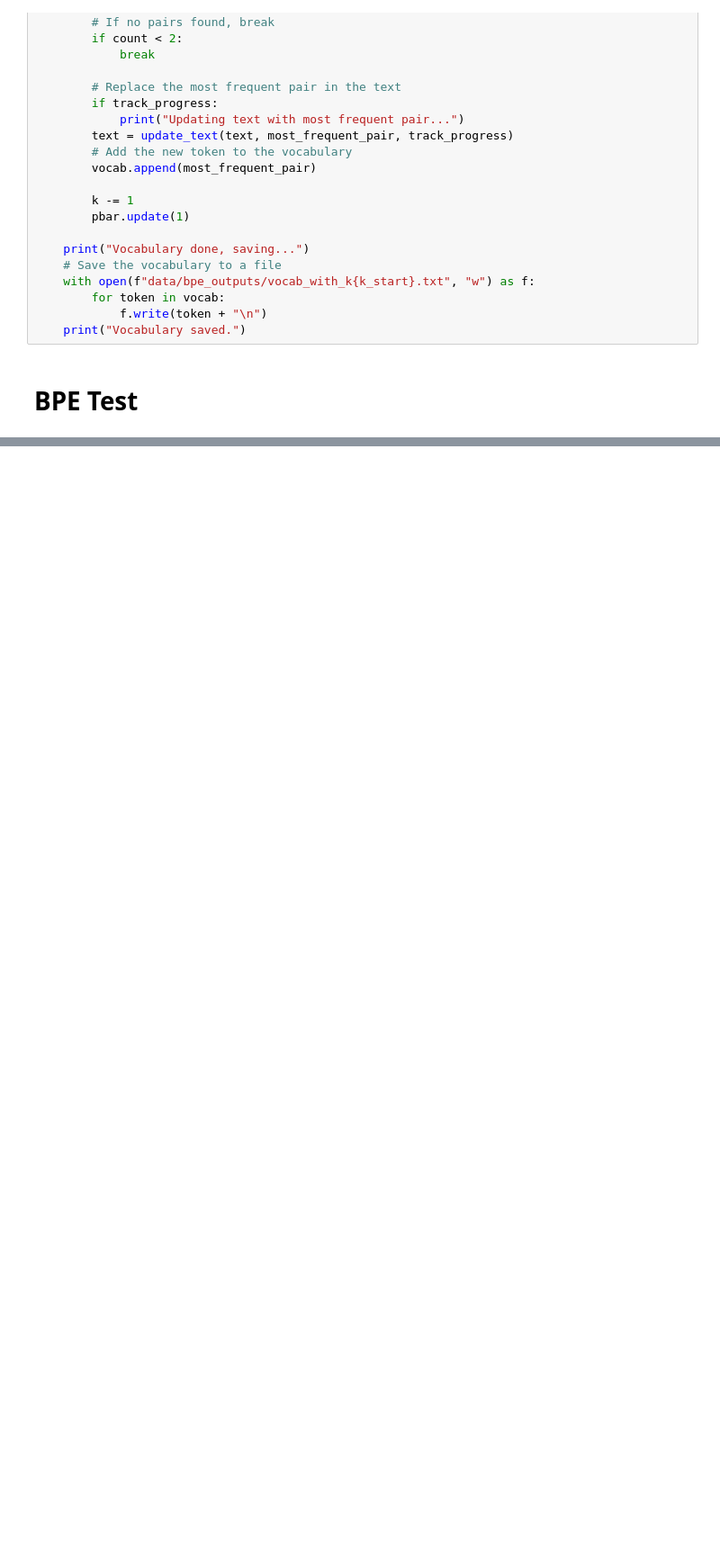
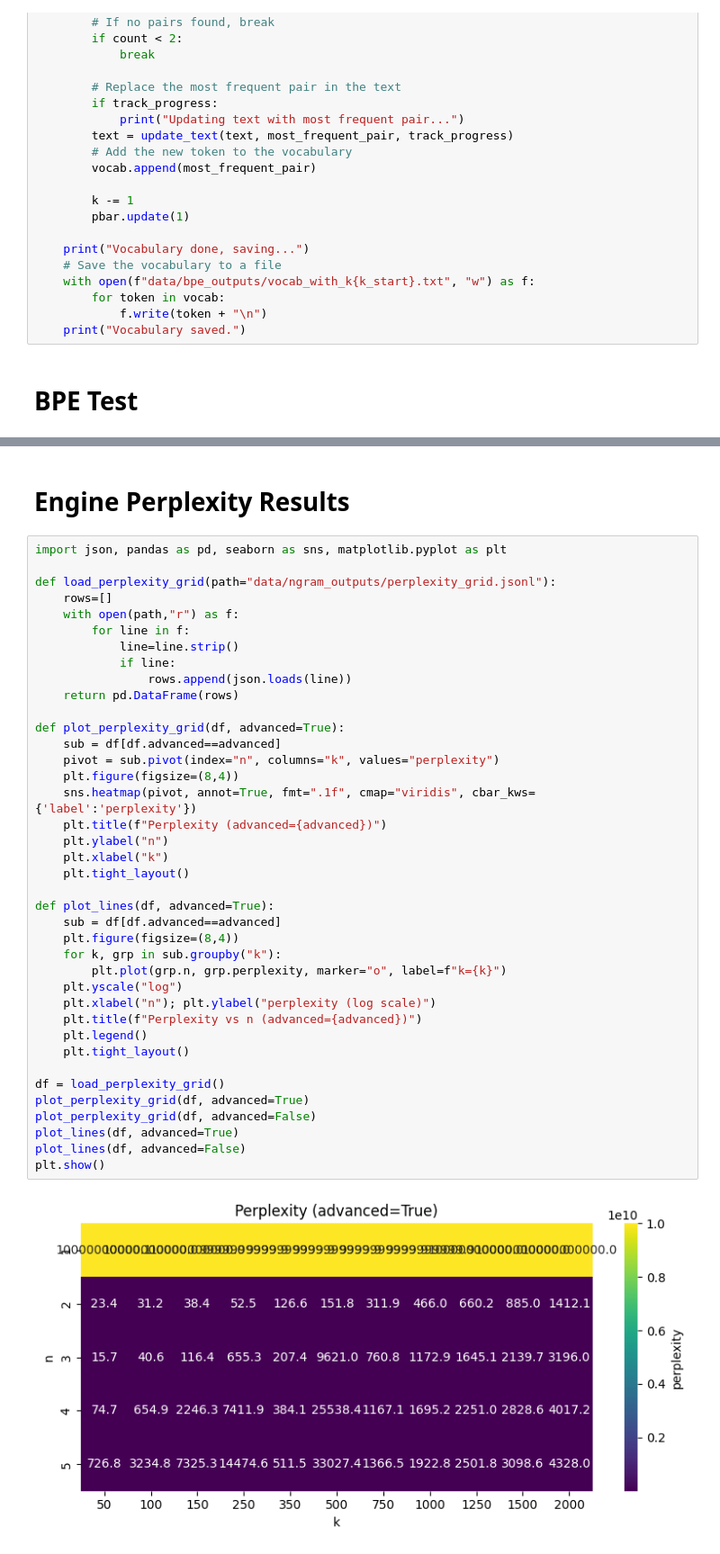
Before and after one commit to H-27/gpt-from-scratch, a Jupyter notebook: report_file.ipynb, the cells around one changed output, grey strips where cells are left out. Shown at 90% size. Cells and saved outputs as stored; diff of their text form; blank space fills up the shorter version.

```diff
--- a/report_file.ipynb
+++ b/report_file.ipynb
@@ -534,0 +1367,43 @@ if __name__ == "__main__":
+# %% [markdown]
+# Engine Perplexity Results
+# %%
+import json, pandas as pd, seaborn as sns, matplotlib.pyplot as plt
+
+def load_perplexity_grid(path="data/ngram_outputs/perplexity_grid.jsonl"):
+    rows=[]
+    with open(path,"r") as f:
+        for line in f:
+            line=line.strip()
+            if line:
+                rows.append(json.loads(line))
+    return pd.DataFrame(rows)
+
+def plot_perplexity_grid(df, advanced=True):
+    sub = df[df.advanced==advanced]
+    pivot = sub.pivot(index="n", columns="k", values="perplexity")
+    plt.figure(figsize=(8,4))
+    sns.heatmap(pivot, annot=True, fmt=".1f", cmap="viridis", cbar_kws={'label':'perplexity'})
+    plt.title(f"Perplexity (advanced={advanced})")
+    plt.ylabel("n")
+    plt.xlabel("k")
+    plt.tight_layout()
+
+def plot_lines(df, advanced=True):
+    sub = df[df.advanced==advanced]
+    plt.figure(figsize=(8,4))
+    for k, grp in sub.groupby("k"):
+        plt.plot(grp.n, grp.perplexity, marker="o", label=f"k={k}")
+    plt.yscale("log")
+    plt.xlabel("n"); plt.ylabel("perplexity (log scale)")
+    plt.title(f"Perplexity vs n (advanced={advanced})")
+    plt.legend()
+    plt.tight_layout()
+
+df = load_perplexity_grid()
+plot_perplexity_grid(df, advanced=True)
+plot_perplexity_grid(df, advanced=False)
+plot_lines(df, advanced=True)
+plot_lines(df, advanced=False)
+plt.show()
+# %% [output]
+[figure, added]
```
Also changed, not shown: parts of 37 cells of this notebook, 2 other files.
